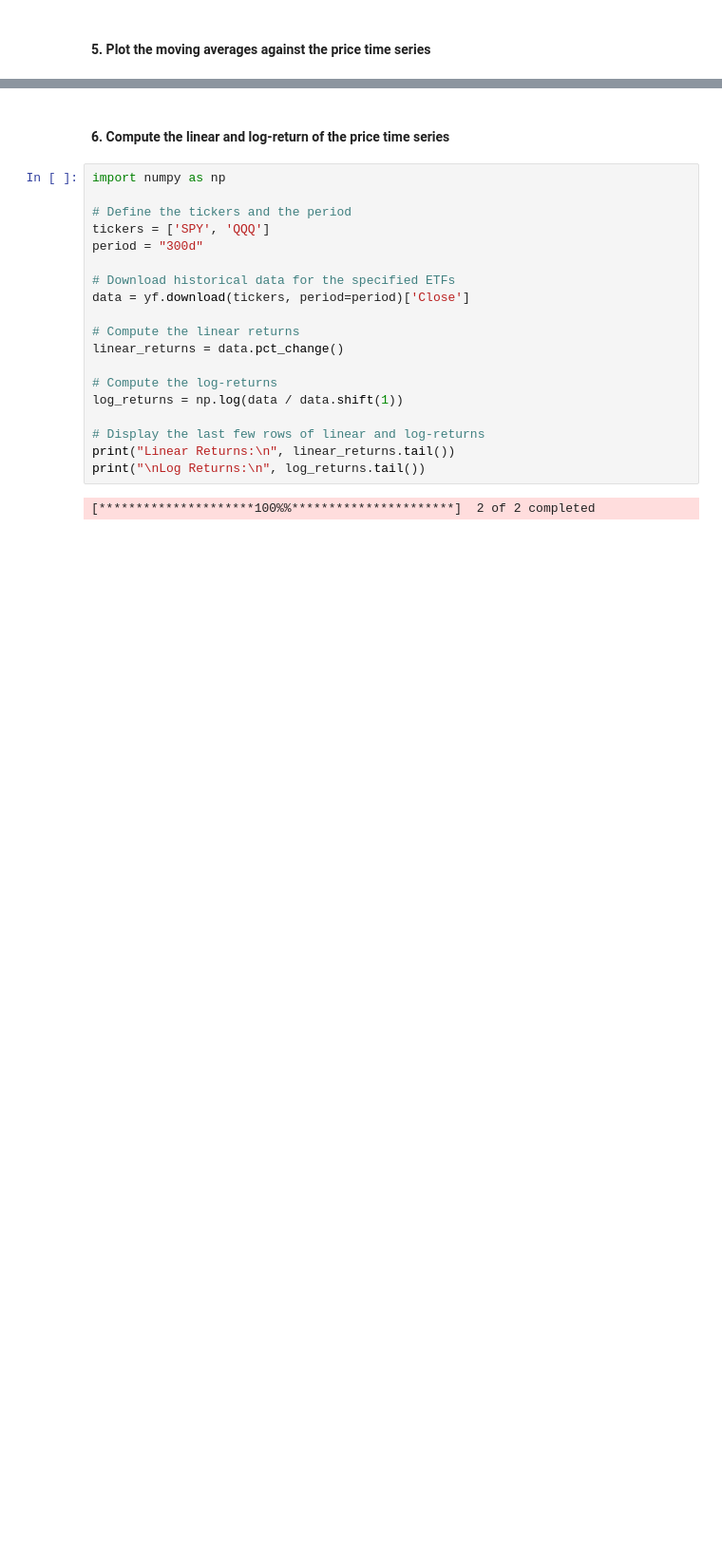
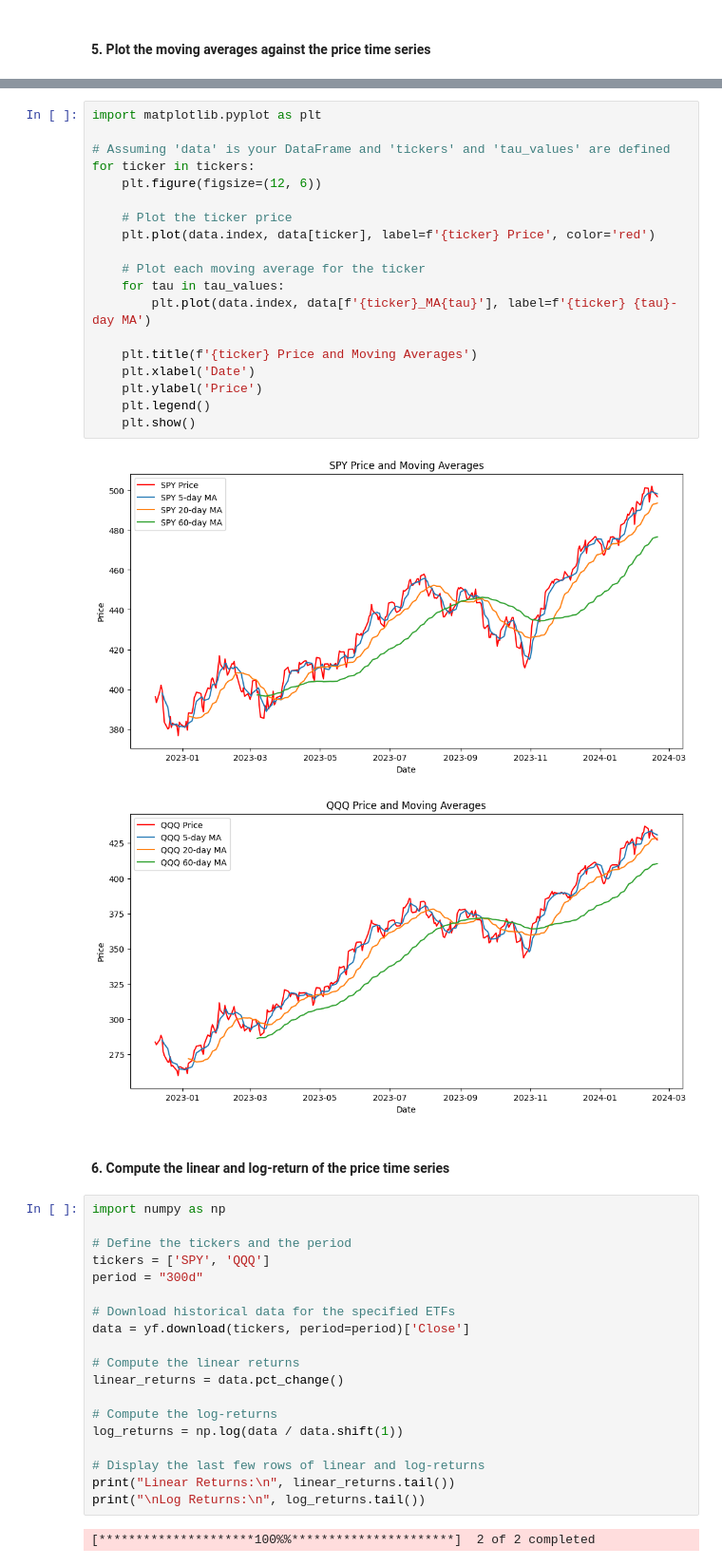
Before and after one commit to Nikitich2033/AlgoTradiong_CW1, a Jupyter notebook: CW_Notebook.ipynb, the cells around one changed output, grey strips where cells are left out. Shown at 95% size. Drawn from its saved outputs; the diff is of its cells as text; blank space fills up the shorter version.

```diff
--- a/CW_Notebook.ipynb
+++ b/CW_Notebook.ipynb
@@ -97,3 +97,25 @@ for ticker in tickers:
+# %%
+import matplotlib.pyplot as plt
+
+# Assuming 'data' is your DataFrame and 'tickers' and 'tau_values' are defined
+for ticker in tickers:
+    plt.figure(figsize=(12, 6))
+
+    # Plot the ticker price
+    plt.plot(data.index, data[ticker], label=f'{ticker} Price', color='red')
+
+    # Plot each moving average for the ticker
+    for tau in tau_values:
+        plt.plot(data.index, data[f'{ticker}_MA{tau}'], label=f'{ticker} {tau}-day MA')
+
+    plt.title(f'{ticker} Price and Moving Averages')
+    plt.xlabel('Date')
+    plt.ylabel('Price')
+    plt.legend()
+    plt.show()
+# %% [output]
+[figure, added]
+[figure, added]
 # %% [markdown]
 #### 6.  Compute the linear and log-return of the price time series
 # %%
```
Also changed, not shown: parts of 11 cells of this notebook.
